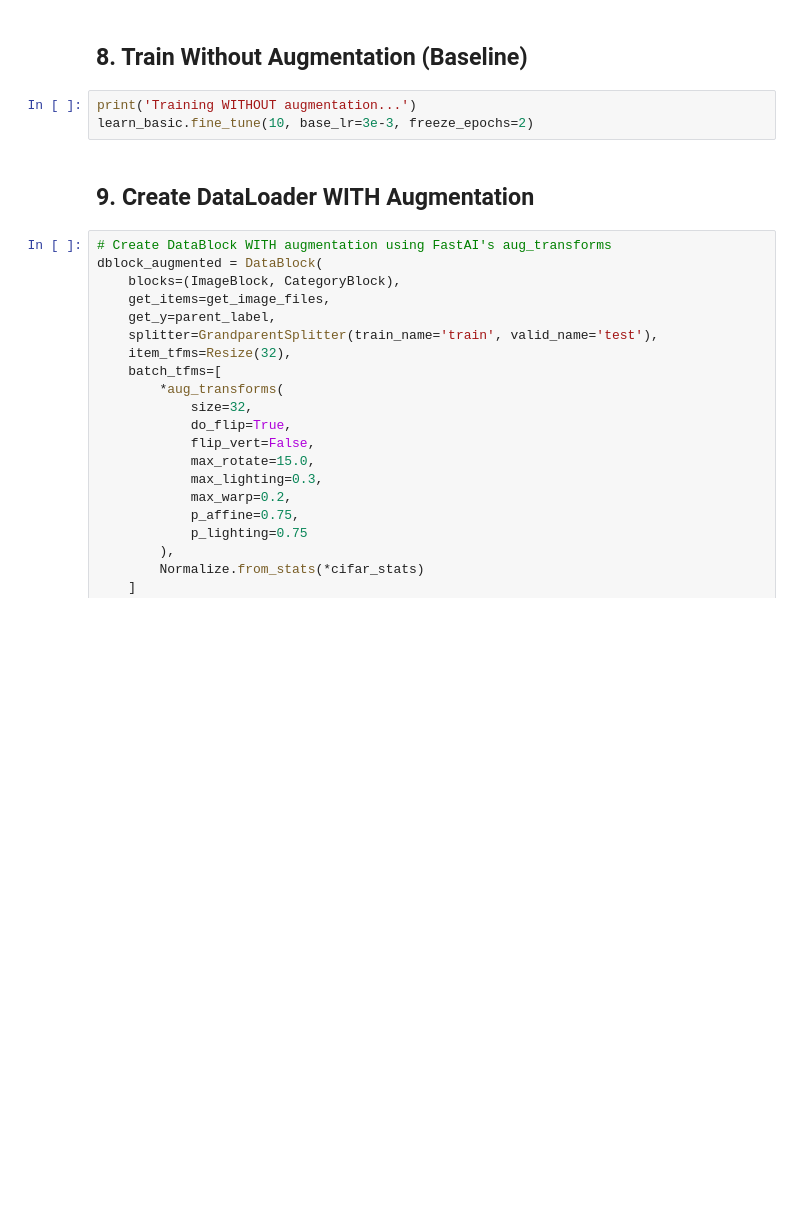
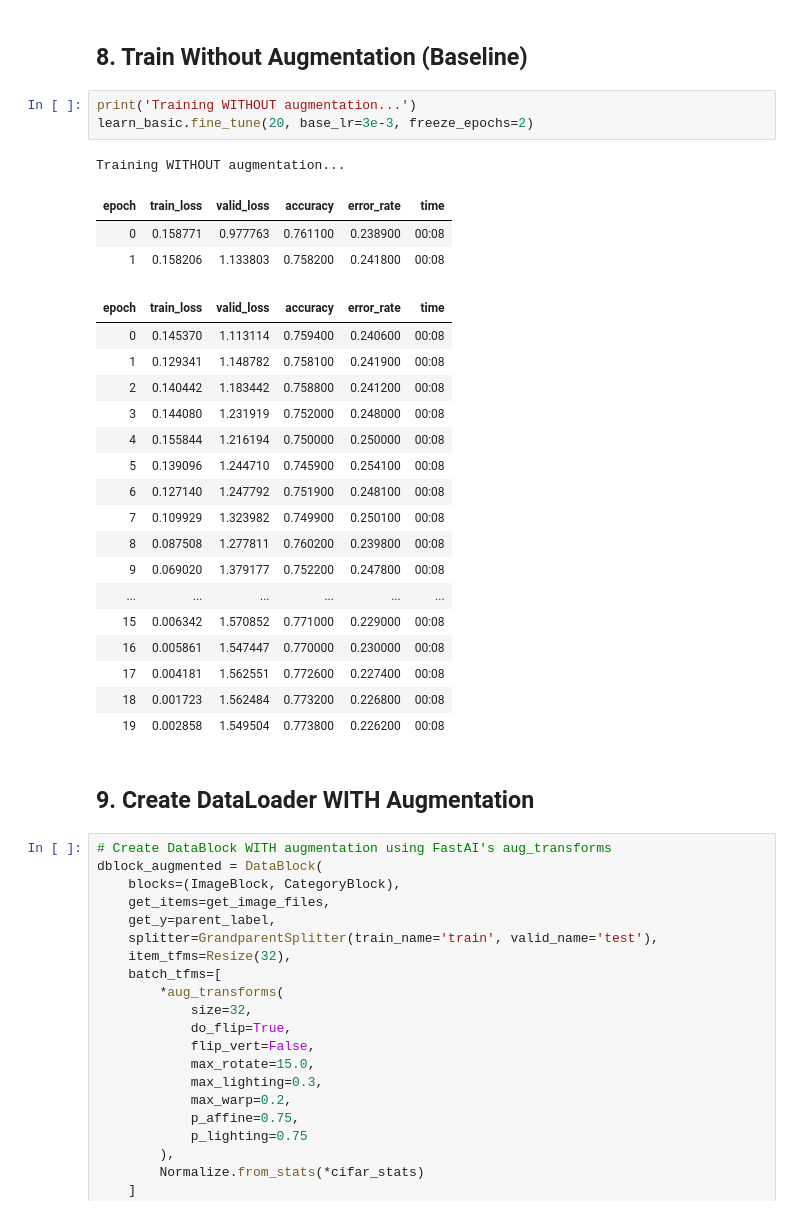
Before and after one commit to agasy18/pa-academy-ai-2025, a Jupyter notebook: notebooks/lesson4_data_augmentation.ipynb, the cells around one changed output. Saved outputs shown, nothing was run; the diff lists cells and outputs as text; blank space fills up the shorter version.

```diff
--- a/notebooks/lesson4_data_augmentation.ipynb
+++ b/notebooks/lesson4_data_augmentation.ipynb
@@ -154,7 +213,29 @@ print(f'Total parameters: {sum(p.numel() for p in learn_basic.model.parameters()
 ## 8. Train Without Augmentation (Baseline)
 # %%
 print('Training WITHOUT augmentation...')
-learn_basic.fine_tune(10, base_lr=3e-3, freeze_epochs=2)
+learn_basic.fine_tune(20, base_lr=3e-3, freeze_epochs=2)
+# %% [output]
+Training WITHOUT augmentation...
+| epoch | train_loss | valid_loss | accuracy | error_rate | time |
+| 0 | 0.158771 | 0.977763 | 0.761100 | 0.238900 | 00:08 |
+| 1 | 0.158206 | 1.133803 | 0.758200 | 0.241800 | 00:08 |
+| epoch | train_loss | valid_loss | accuracy | error_rate | time |
+| 0 | 0.145370 | 1.113114 | 0.759400 | 0.240600 | 00:08 |
+| 1 | 0.129341 | 1.148782 | 0.758100 | 0.241900 | 00:08 |
+| 2 | 0.140442 | 1.183442 | 0.758800 | 0.241200 | 00:08 |
+| 3 | 0.144080 | 1.231919 | 0.752000 | 0.248000 | 00:08 |
+| 4 | 0.155844 | 1.216194 | 0.750000 | 0.250000 | 00:08 |
+| 5 | 0.139096 | 1.244710 | 0.745900 | 0.254100 | 00:08 |
+| 6 | 0.127140 | 1.247792 | 0.751900 | 0.248100 | 00:08 |
+| 7 | 0.109929 | 1.323982 | 0.749900 | 0.250100 | 00:08 |
+| 8 | 0.087508 | 1.277811 | 0.760200 | 0.239800 | 00:08 |
+| 9 | 0.069020 | 1.379177 | 0.752200 | 0.247800 | 00:08 |
+| ... | ... | ... | ... | ... | ... |
+| 15 | 0.006342 | 1.570852 | 0.771000 | 0.229000 | 00:08 |
+| 16 | 0.005861 | 1.547447 | 0.770000 | 0.230000 | 00:08 |
+| 17 | 0.004181 | 1.562551 | 0.772600 | 0.227400 | 00:08 |
+| 18 | 0.001723 | 1.562484 | 0.773200 | 0.226800 | 00:08 |
+| 19 | 0.002858 | 1.549504 | 0.773800 | 0.226200 | 00:08 |
 # %% [markdown]
 ## 9. Create DataLoader WITH Augmentation
 # %%
```
Also changed, not shown: parts of 16 cells of this notebook.
